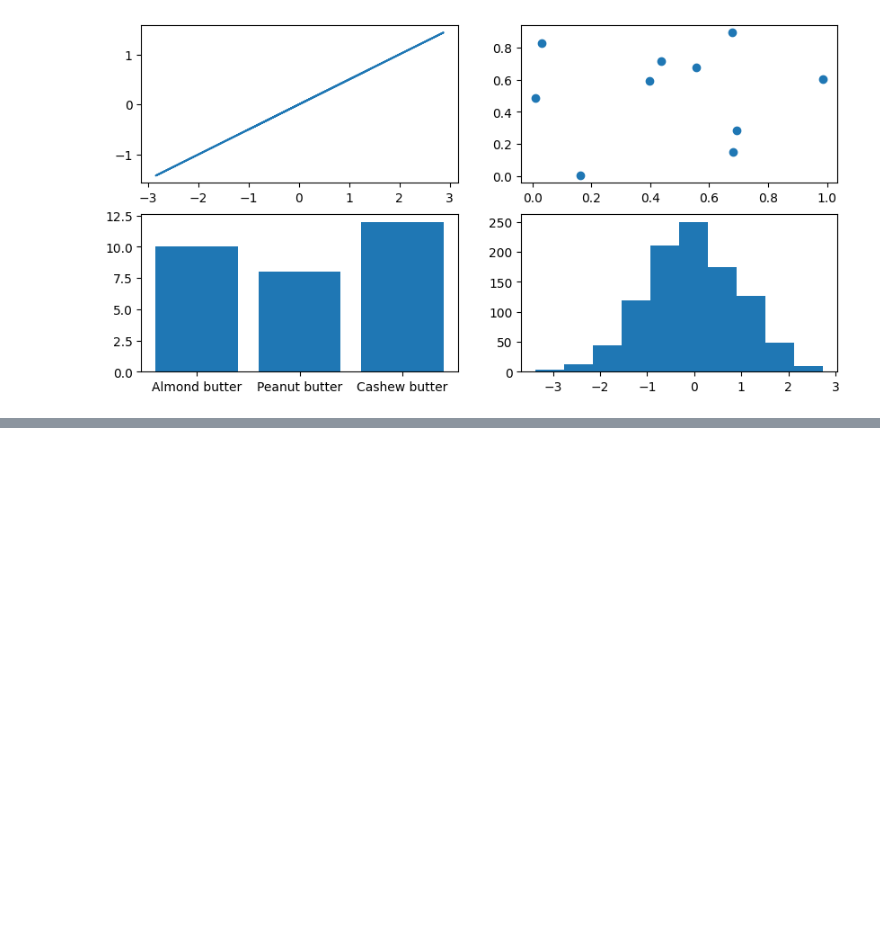
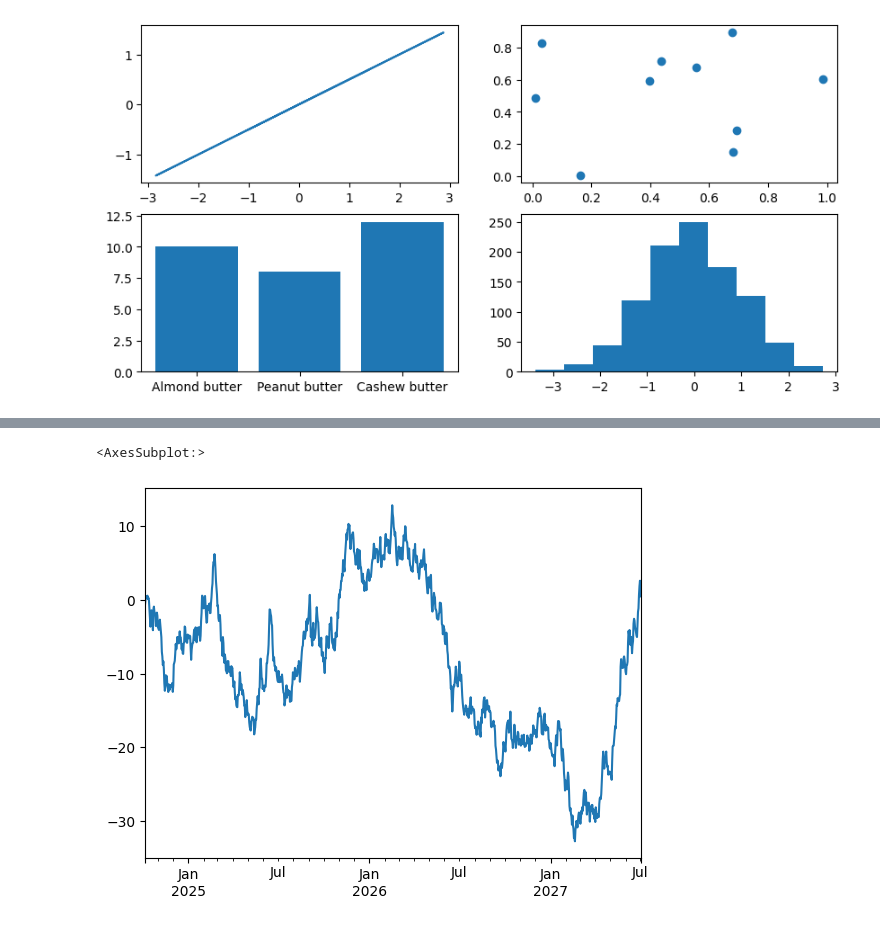
Before and after one commit to ParasKore2003/Machine-Learning, a Jupyter notebook: Practice/Matplotlib/Introduction_to_Matplotlib.ipynb, the cells around one changed output, grey strips where cells are left out. Saved outputs shown, nothing was run; the diff lists cells and outputs as text; code cells hidden in the pictures; blank space fills up the shorter version.

```diff
--- a/Practice/Matplotlib/Introduction_to_Matplotlib.ipynb
+++ b/Practice/Matplotlib/Introduction_to_Matplotlib.ipynb
@@ -168,0 +189,8 @@ ax[1,1].hist(np.random.randn(1000));
+# %%
+ts = pd.Series(np.random.randn(1000),
+               index=pd.date_range("10/6/2024", periods=1000))
+ts = ts.cumsum()
+ts.plot()
+# %% [output]
+<AxesSubplot:>
+[figure, added]
```
Also changed, not shown: parts of 4 cells of this notebook, 1 other file.
